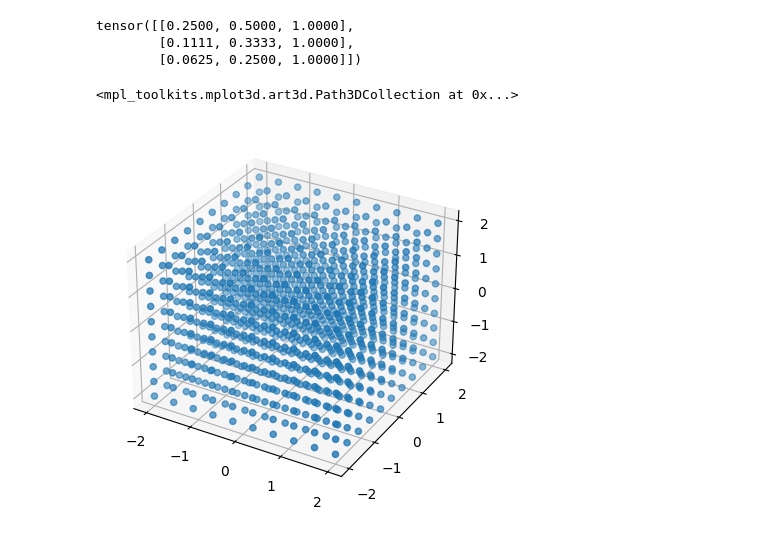
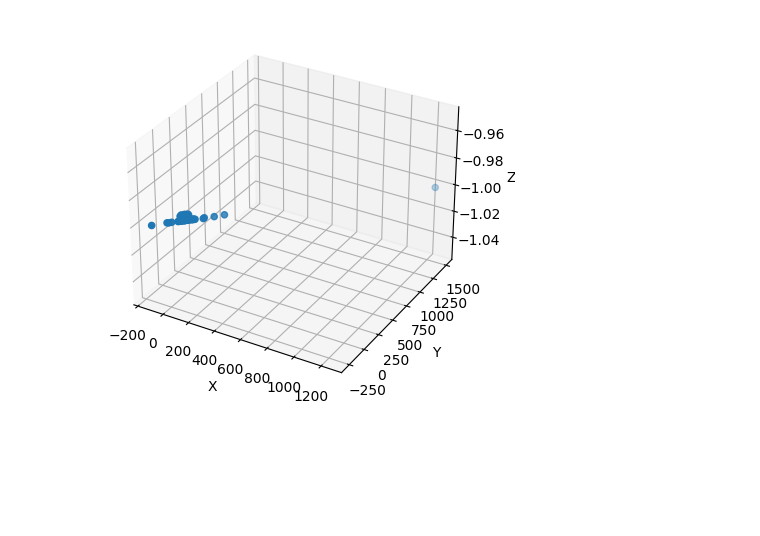
Before and after one commit to chunming1022/segmantic-in-nerf, a Jupyter notebook: w2c.ipynb, the cells around one changed output. Cells and saved outputs as stored; diff of their text form; code cells hidden in the pictures; blank space fills up the shorter version.

```diff
--- a/w2c.ipynb
+++ b/w2c.ipynb
@@ -3,8 +2,0 @@
-# %%
-a=torch.tensor([[1,2,4],[1,3,9],[1,4,16]])
-b=torch.tensor([[1,2,3,0],[1,4,6,0],[1,3,3,0]])
-a/a[...,None,-1]
-# %% [output]
-tensor([[0.2500, 0.5000, 1.0000],
-        [0.1111, 0.3333, 1.0000],
-        [0.0625, 0.2500, 1.0000]])
@@ -14,24 +2,0 @@ import matplotlib.pyplot as plt
-# %%
-from mpl_toolkits.mplot3d.axes3d import Axes3D
-from matplotlib import projections
-import numpy as np
-
-length=4
-points_num=10
-z, y, x=torch.meshgrid(
-      torch.linspace(-length/2, length/2, points_num, dtype=torch.float32),
-      torch.linspace(-length/2, length/2, points_num, dtype=torch.float32),
-      torch.linspace(-length/2, length/2, points_num, dtype=torch.float32)
-      )
-points=torch.stack(
-    [x, -y, z, torch.zeros_like(x)],
-    dim=-1
-)
-ax=plt.figure().add_subplot(projection='3d')
-ax.scatter(
-      points[...,0],
-      points[...,1],
-      points[...,2])
-# %% [output]
-<mpl_toolkits.mplot3d.art3d.Path3DCollection at 0x...>
-[figure, removed]
@@ -38,9 +13,30 @@ ax.scatter(
+# %%
+points = init_space(length=100, points_num=10)
+ax=plt.figure().add_subplot(projection='3d')
+ax.scatter(
+      points[...,0],
+      points[...,1],
+      points[...,2])
 # %%
 c2w=torch.tensor([[6.8935126e-01, 5.3373039e-01, -4.8982298e-01, -1.9745398e+00],
    [-7.2442728e-01 , 5.0788772e-01 ,-4.6610624e-01, -1.8789345e+00],
    [ 1.4901163e-08 , 6.7615211e-01 , 7.3676193e-01 , 2.9699826e+00],
    [ 0.0000000e+00 , 0.0000000e+00 , 0.0000000e+00 , 1.0000000e+00]])
-origin=c2w[:3,-1].expand(points.shape[0], points.shape[1], points.shape[2], 3)
-origin=torch.cat((origin, torch.zeros(points.shape[0], points.shape[1], points.shape[2], 1)), -1)
-location_in_mask=torch.sum((points-origin)[...,None,:-1]*(c2w[:3,:3].inverse()),dim=-1)
+origin=c2w[:3,-1].expand(points.shape)
+location_in_mask=torch.sum((points-origin)[...,None,:]*(c2w[:3,:3].inverse()),dim=-1)
 location_in_mask=-location_in_mask/location_in_mask[...,None,-1]
+
+bx=plt.figure().add_subplot(projection='3d')
+ax.set_xlabel('X')
+ax.set_ylabel('Y')
+ax.set_zlabel('Z')
+__ = bx.scatter(
+      location_in_mask[...,0],
+      location_in_mask[...,1],
+      location_in_mask[...,2])
+bx.set_xlabel('X')
+bx.set_ylabel('Y')
+bx.set_zlabel('Z')
+plt.show()
+# %% [output]
+[figure, added]
```
Also changed, not shown: parts of 11 cells of this notebook.
